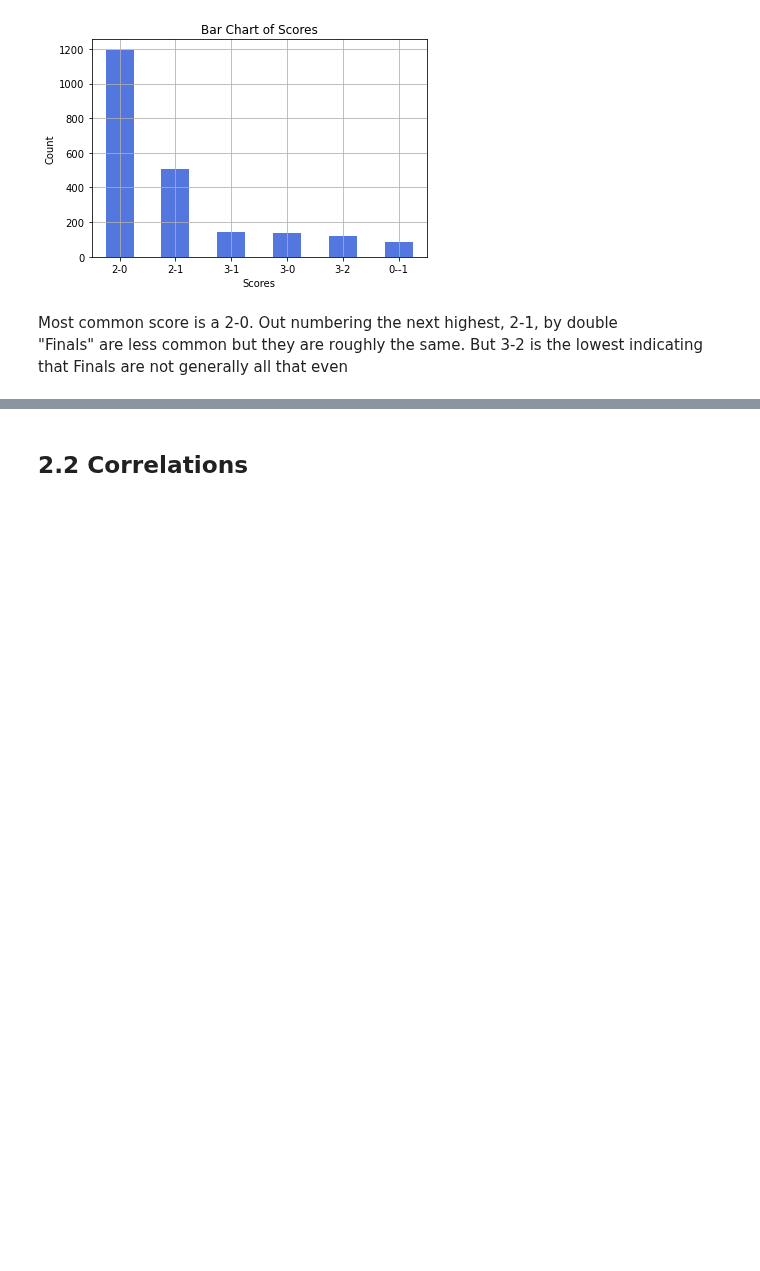
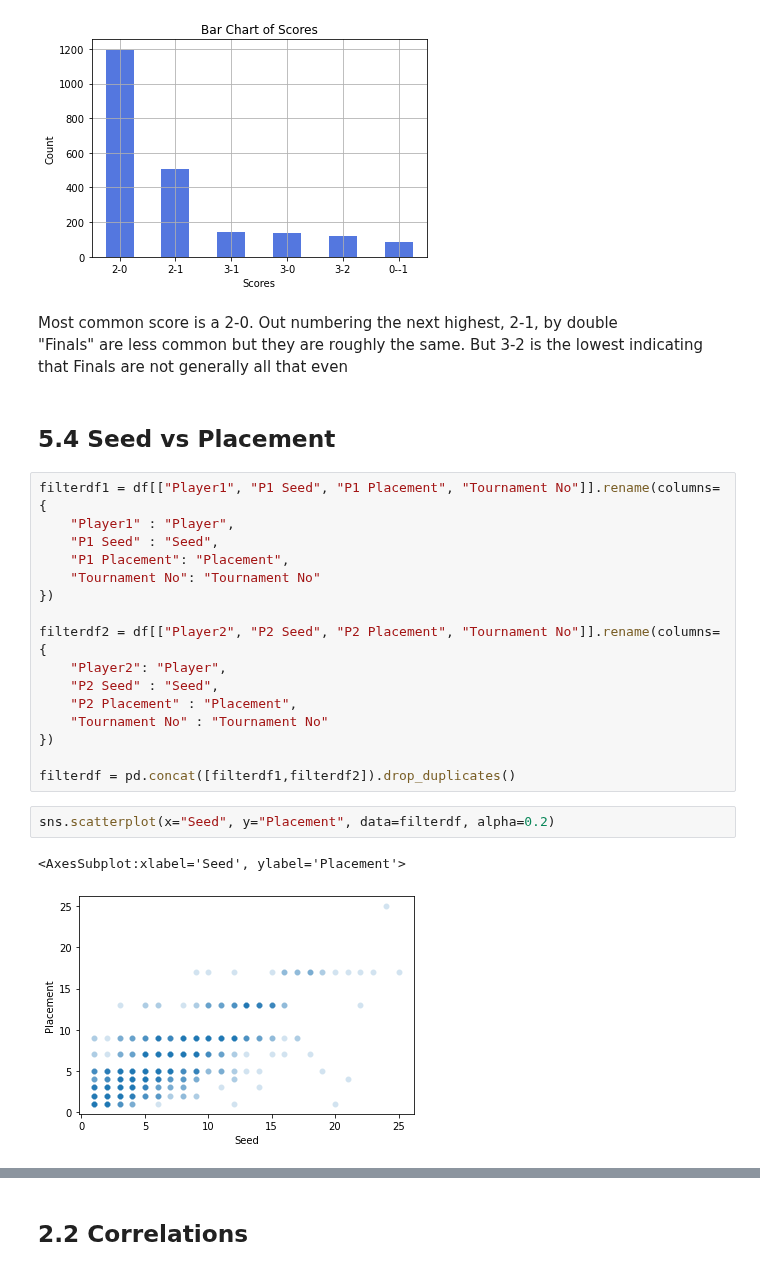
Before and after one commit to DarrenCCT/Tournament-Analysis, a Jupyter notebook: EUAC - Analysis.ipynb, the cells around one changed output, grey strips where cells are left out. Drawn from its saved outputs; the diff is of its cells as text; blank space fills up the shorter version.

Commit message:
Add files via upload
Some match analysis. Seeds vs placement/upsets

```diff
--- a/EUAC - Analysis.ipynb
+++ b/EUAC - Analysis.ipynb
@@ -623,3 +622,26 @@ plt.show()
 # %% [markdown]
 Most common score is a 2-0. Out numbering the next highest, 2-1, by double <br>
 "Finals" are less common but they are roughly the same. But 3-2 is the lowest indicating that Finals are not generally all that even
+# %% [markdown]
+## 5.4 Seed vs Placement
+# %%
+filterdf1 = df[["Player1", "P1 Seed", "P1 Placement", "Tournament No"]].rename(columns={
+    "Player1" : "Player",
+    "P1 Seed" : "Seed",
+    "P1 Placement": "Placement",
+    "Tournament No": "Tournament No"
+})
+
+filterdf2 = df[["Player2", "P2 Seed", "P2 Placement", "Tournament No"]].rename(columns={
+    "Player2": "Player",
+    "P2 Seed" : "Seed",
+    "P2 Placement" : "Placement",
+    "Tournament No" : "Tournament No"
+})
+
+filterdf = pd.concat([filterdf1,filterdf2]).drop_duplicates()
+# %%
+sns.scatterplot(x="Seed", y="Placement", data=filterdf, alpha=0.2)
+# %% [output]
+<AxesSubplot:xlabel='Seed', ylabel='Placement'>
+[figure, added]
```
Also changed, not shown: parts of 13 cells of this notebook.
